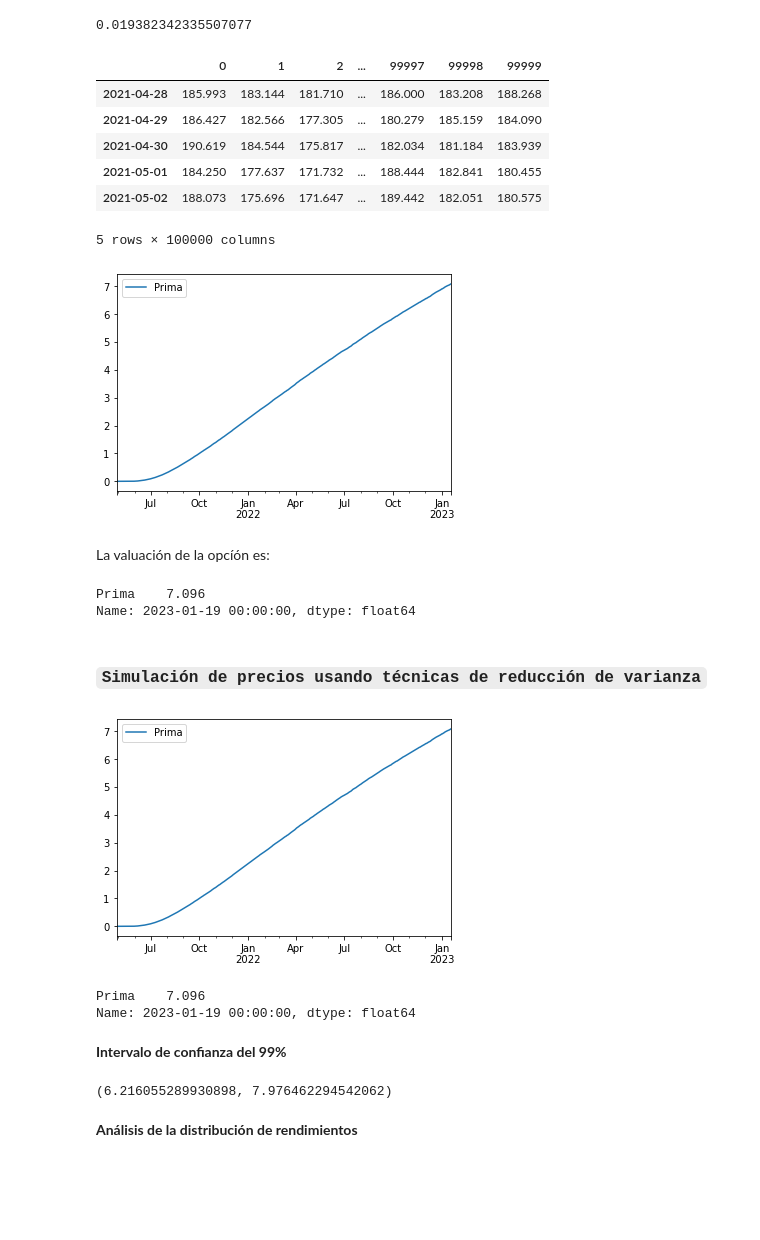
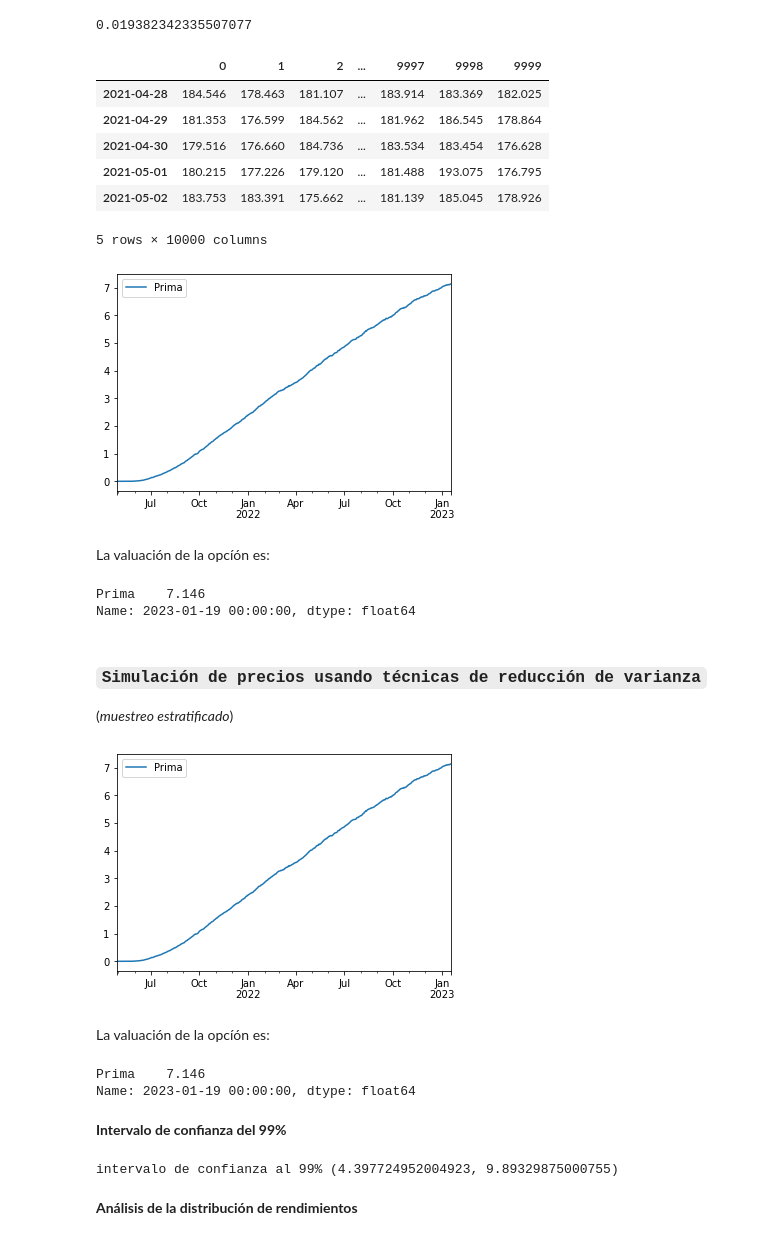
Before and after one commit to JuanPablo2019/Tarea9, a Jupyter notebook: Tarea9.ipynb, the cells around one changed output. Saved outputs shown, nothing was run; the diff lists cells and outputs as text; code cells hidden in the pictures; blank space fills up the shorter version.

```diff
--- a/Tarea9.ipynb
+++ b/Tarea9.ipynb
@@ -973,7 +967,7 @@ S0 = closes_dis.iloc[-1,0]
 K = opcion_valuar['JSON']['strike']
 
 ndays = len(dates)
-nscen = 100000
+nscen = 10000
 
 # simulo rendimientos
 sim_ret = pd.DataFrame(sigma*np.random.randn(ndays,nscen)+r,index=dates)
@@ -983,13 +977,13 @@ sim_closes = S0*np.exp(sim_ret.cumsum())
 # %%
 sim_closes.head()
 # %% [output]
-|  | 0 | 1 | 2 | ... | 99997 | 99998 | 99999 |
-| 2021-04-28 | 185.993 | 183.144 | 181.710 | ... | 186.000 | 183.208 | 188.268 |
-| 2021-04-29 | 186.427 | 182.566 | 177.305 | ... | 180.279 | 185.159 | 184.090 |
-| 2021-04-30 | 190.619 | 184.544 | 175.817 | ... | 182.034 | 181.184 | 183.939 |
-| 2021-05-01 | 184.250 | 177.637 | 171.732 | ... | 188.444 | 182.841 | 180.455 |
-| 2021-05-02 | 188.073 | 175.696 | 171.647 | ... | 189.442 | 182.051 | 180.575 |
+|  | 0 | 1 | 2 | ... | 9997 | 9998 | 9999 |
+| 2021-04-28 | 184.546 | 178.463 | 181.107 | ... | 183.914 | 183.369 | 182.025 |
+| 2021-04-29 | 181.353 | 176.599 | 184.562 | ... | 181.962 | 186.545 | 178.864 |
+| 2021-04-30 | 179.516 | 176.660 | 184.736 | ... | 183.534 | 183.454 | 176.628 |
+| 2021-05-01 | 180.215 | 177.226 | 179.120 | ... | 181.488 | 193.075 | 176.795 |
+| 2021-05-02 | 183.753 | 183.391 | 175.662 | ... | 181.139 | 185.045 | 178.926 |
-5 rows × 100000 columns
+5 rows × 10000 columns
 # %%
 strike = pd.DataFrame(K*np.ones([ndays,nscen]),index=dates)
 
@@ -999,35 +993,39 @@ put = pd.DataFrame({'Prima':np.exp(-r*ndays) \
 
 put.plot();
 # %% [output]
-[figure, old version]
+[figure, new version]
 # %% [markdown]
 La valuación de la opcíón es:
 # %%
 put.iloc[-1]
 # %% [output]
-Prima    7.096
+Prima    7.146
 Name: 2023-01-19 00:00:00, dtype: float64
 # %% [markdown]
 ### `Simulación de precios usando técnicas de reducción de varianza`
+
+(_muestreo estratificado_)
 # %%
-# Usando muestreo estratificado----> #estratros = nscen
+nscen = 10000
 U = (np.arange(0,nscen)+np.random.rand(ndays,nscen))/nscen
 Z = st.norm.ppf(U)
 
 sim_ret2 = pd.DataFrame(sigma*Z+r,index=dates)
 sim_closes2 = S0*np.exp(sim_ret.cumsum())
 
 # Función de pago
 strike = pd.DataFrame(K*np.ones([ndays,nscen]), index=dates)
 put = pd.DataFrame({'Prima':np.exp(-r*ndays) \
               *np.fmax(strike-sim_closes2,np.zeros([ndays,nscen])).T.mean()}, index=dates)
 put.plot();
 # %% [output]
-[figure, old version]
+[figure, new version]
+# %% [markdown]
+La valuación de la opcíón es:
 # %%
 put.iloc[-1]
 # %% [output]
-Prima    7.096
+Prima    7.146
 Name: 2023-01-19 00:00:00, dtype: float64
 # %% [markdown]
 **Intervalo de confianza del 99%**
@@ -1036,9 +1034,9 @@ confianza = 0.99
 sigma_est = sim_closes.iloc[-1].sem()
 mean_est = put.iloc[-1].Prima
 i2 = st.norm.interval(confianza,loc=mean_est, scale = sigma_est)
-print(i2)
+print('intervalo de confianza al 99%',i2)
 # %% [output]
-(6.216055289930898, 7.976462294542062)
+intervalo de confianza al 99% (4.397724952004923, 9.89329875000755)
 # %% [markdown]
 **Análisis de la distribución de rendimientos**
 # %% [markdown]
```
Also changed, not shown: parts of 40 cells of this notebook.
